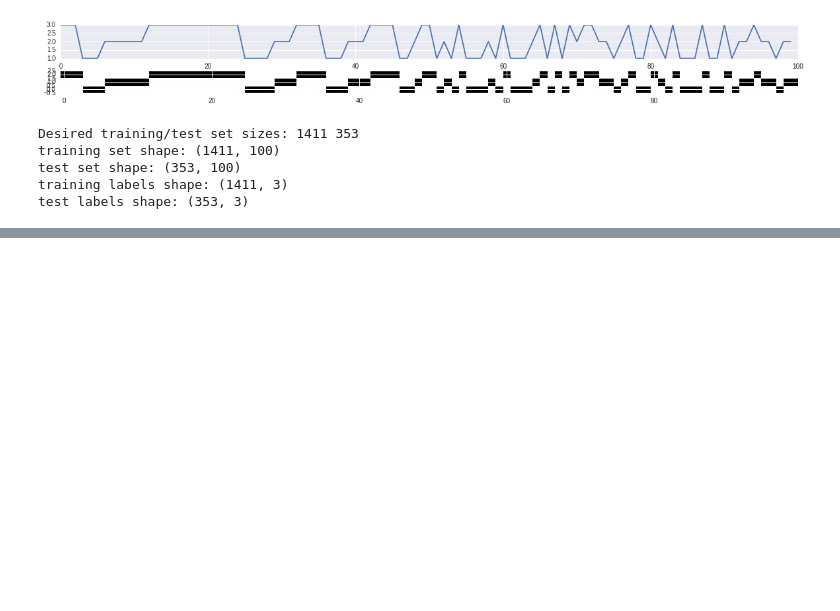
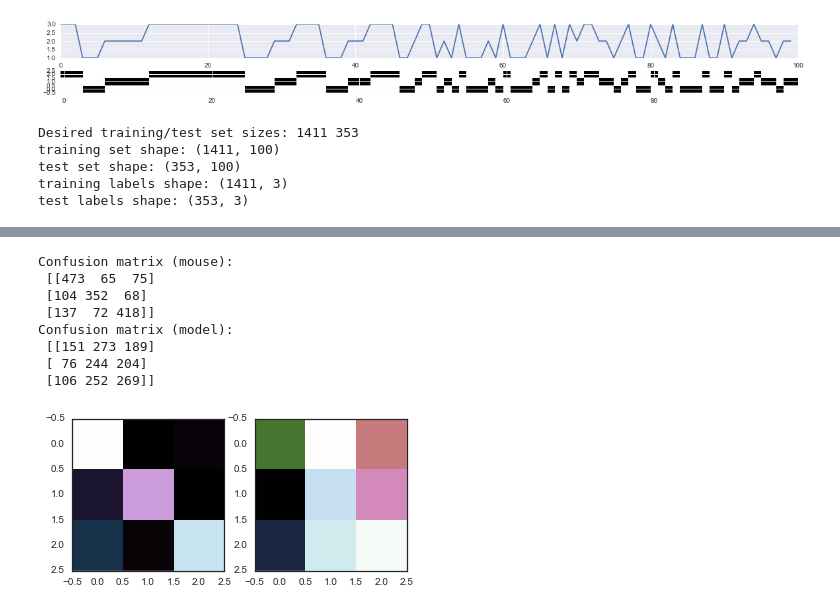
Before and after one commit to mathewzilla/whiskfree, a Jupyter notebook: tf/softmax_tf.ipynb, the cells around one changed output, grey strips where cells are left out. Saved outputs shown, nothing was run; the diff lists cells and outputs as text; code cells hidden in the pictures; blank space fills up the shorter version.

```diff
--- a/tf/softmax_tf.ipynb
+++ b/tf/softmax_tf.ipynb
@@ -193,0 +233,18 @@ ax[1].imshow(preds.T,interpolation=None,aspect = 10)
+# %%
+print('Confusion matrix (mouse):\n',cm_m)
+print('Confusion matrix (model):\n',cm_tf)
+
+with sns.axes_style("white"):
+    fig,ax = plt.subplots(1,2)
+    ax[0].imshow(cm_m,interpolation='none',cmap='cubehelix')
+    ax[1].imshow(cm_tf,interpolation='none',cmap='cubehelix')
+# %% [output]
+Confusion matrix (mouse):
+ [[473  65  75]
+ [104 352  68]
+ [137  72 418]]
+Confusion matrix (model):
+ [[151 273 189]
+ [ 76 244 204]
+ [106 252 269]]
+[figure, added]
```
Also changed, not shown: parts of 14 cells of this notebook, 1 other file.
